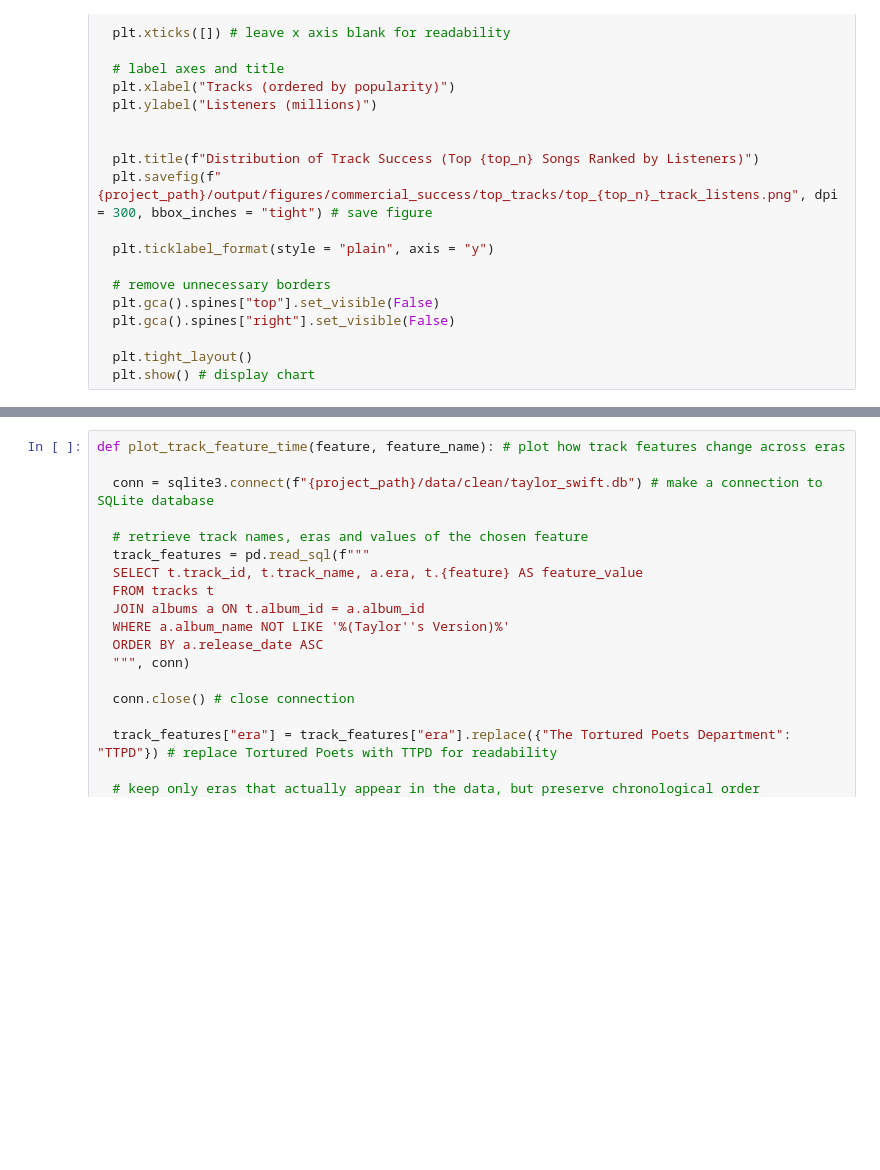
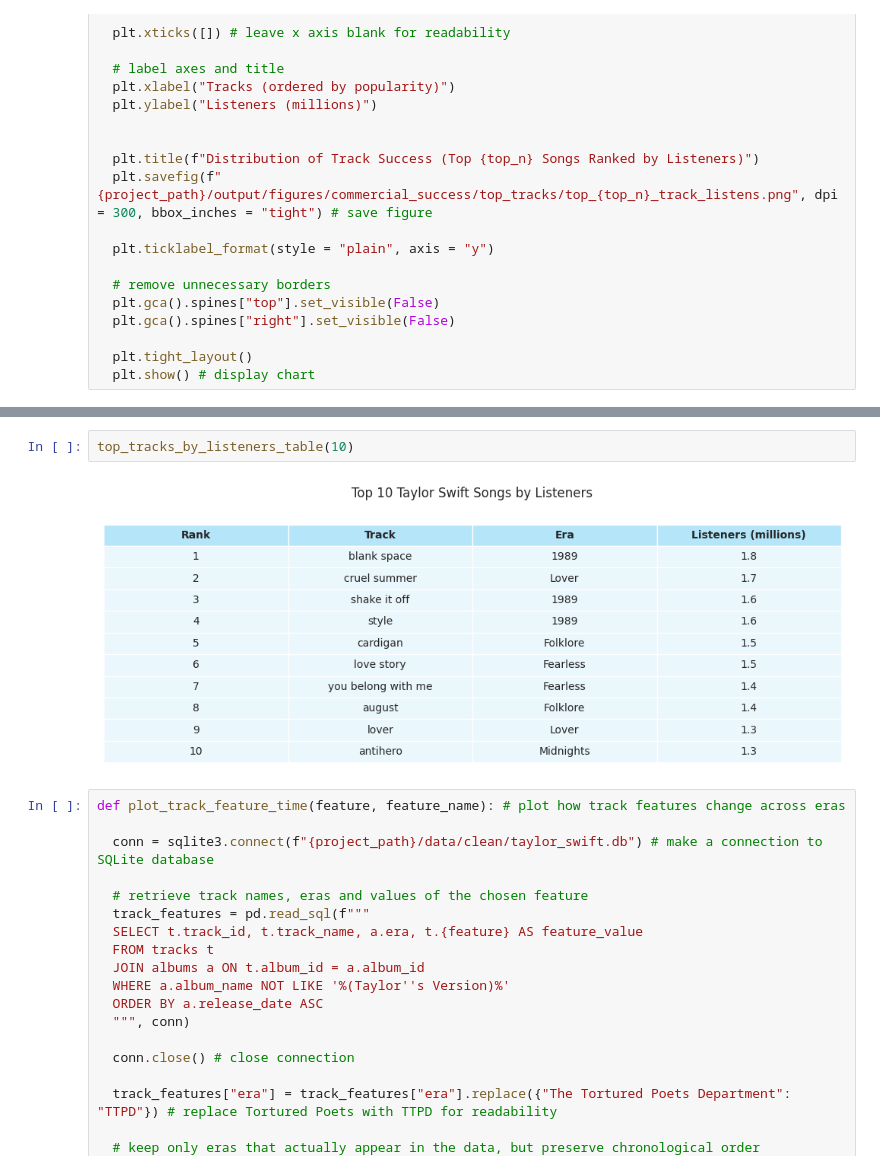
Before and after one commit to haskinse/bee2041_empirical_project, a Jupyter notebook: source_code/04_analysis.ipynb, the cells around one changed output, grey strips where cells are left out. Drawn from its saved outputs; the diff is of its cells as text; blank space fills up the shorter version.

```diff
--- a/source_code/04_analysis.ipynb
+++ b/source_code/04_analysis.ipynb
@@ -424,3 +507,7 @@ for i in range(10, 230, 10):
+# %%
+top_tracks_by_listeners_table(10)
+# %% [output]
+[figure, added]
 # %%
 def plot_track_feature_time(feature, feature_name): # plot how track features change across eras
 
```
Also changed, not shown: parts of 10 cells of this notebook.
